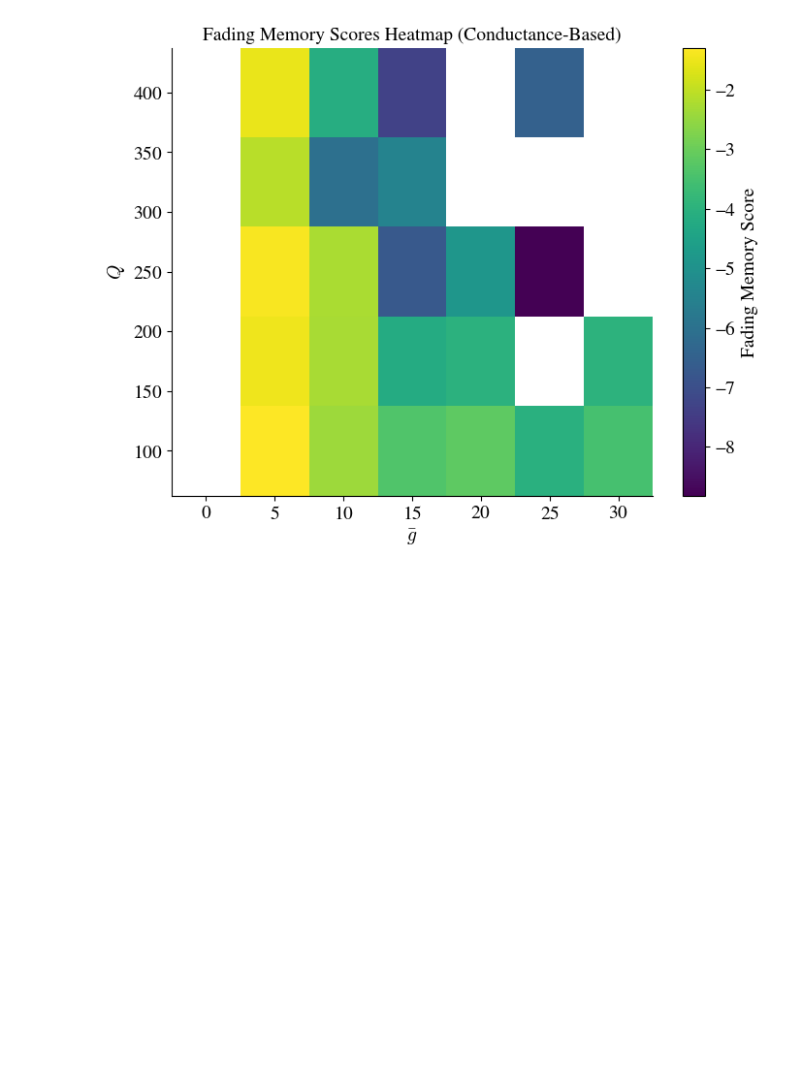
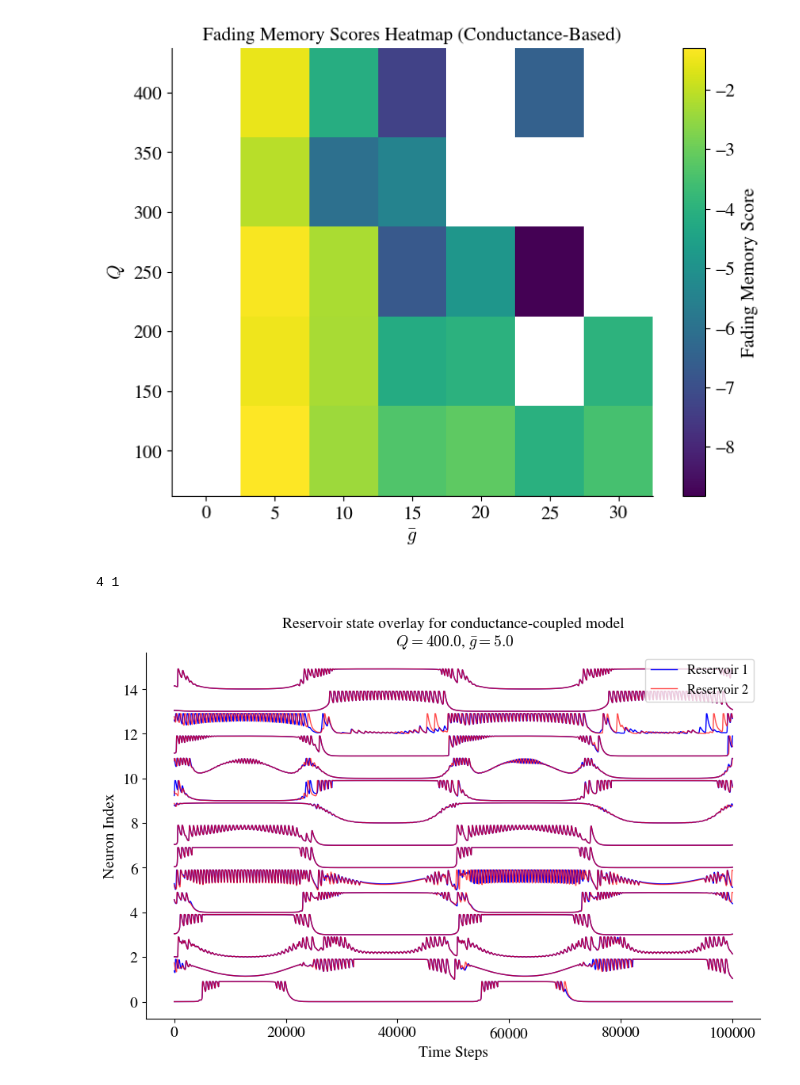
Before and after one commit to themahani/ml_force_research, a Jupyter notebook: morris_lecar/fading_memory_visuals.ipynb, the cells around one changed output. Drawn from its saved outputs; the diff is of its cells as text; code cells hidden in the pictures; blank space fills up the shorter version.

Commit message:
feat: add fading memory figure for optimal configs of the Lorenz task

```diff
--- a/morris_lecar/fading_memory_visuals.ipynb
+++ b/morris_lecar/fading_memory_visuals.ipynb
@@ -217,3 +217,35 @@ plt.savefig(os.path.join(path, save_name), bbox_inches='tight')
 plt.show()
 # %% [output]
 [figure]
+# %%
+q_idx = q_values.index(400)
+gbar_idx = gbar_values.index(5)
+
+print(q_idx, gbar_idx)
+
+q = q_values[q_idx]
+gbar = gbar_values[gbar_idx]
+# %% [output]
+4 1
+# %%
+s_rec0 = data[f"s_rec0_q_{q_values[q_idx]}_gbar_{gbar_values[gbar_idx]}"]
+s_rec1 = data[f"s_rec1_q_{q_values[q_idx]}_gbar_{gbar_values[gbar_idx]}"]
+
+neurons = np.arange(15)
+if "_current_" in path:
+    plot_title = f"Reservoir state overlay for current-coupled model\n $Q={q}$, $\\bar{{g}}={gbar}$"
+elif "_conductance_" in path:
+    plot_title = f"Reservoir state overlay for conductance-coupled model\n $Q={q}$, $\\bar{{g}}={gbar}$"
+
+fig, ax = plt.subplots(figsize=(10, 6))
+for neuron in neurons:
+    line1 = ax.plot(minmax_transform(s_rec0[:, neuron].numpy())*0.9 + neuron, 'b-', lw=1, label=f"reservoir 1")
+    line2 = ax.plot(minmax_transform(s_rec1[:, neuron].numpy())*0.9 + neuron, 'r-', lw=1, alpha=0.7, label=f"reservoir 2")
+ax.set_title(plot_title)
+ax.set_xlabel("Time Steps")
+ax.set_ylabel("Neuron Index")
+ax.legend(loc='upper right', handles=[line1[0], line2[0]], labels=["Reservoir 1", "Reservoir 2"])
+plt.savefig(os.path.join(path, "reservoir_state_overlay.pdf"), bbox_inches='tight')
+plt.show()
+# %% [output]
+[figure, added]
```
Also changed, not shown: parts of 1 cell of this notebook, 2 other files.
